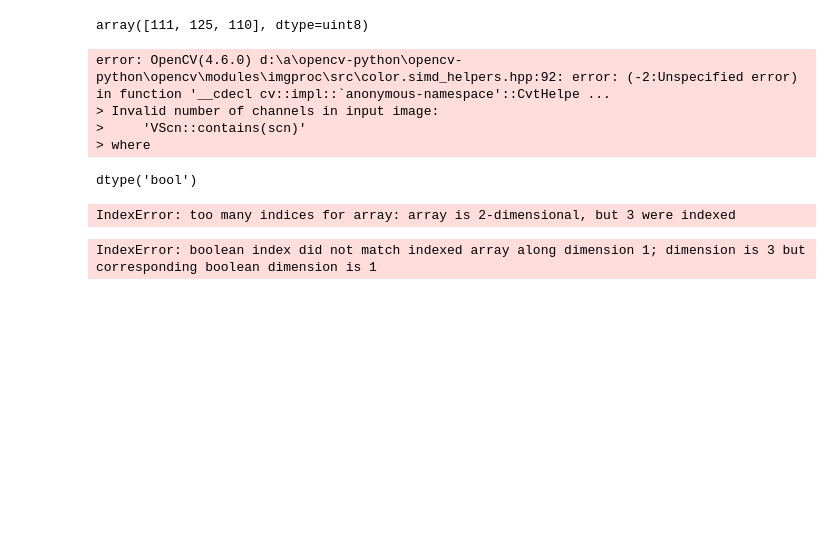
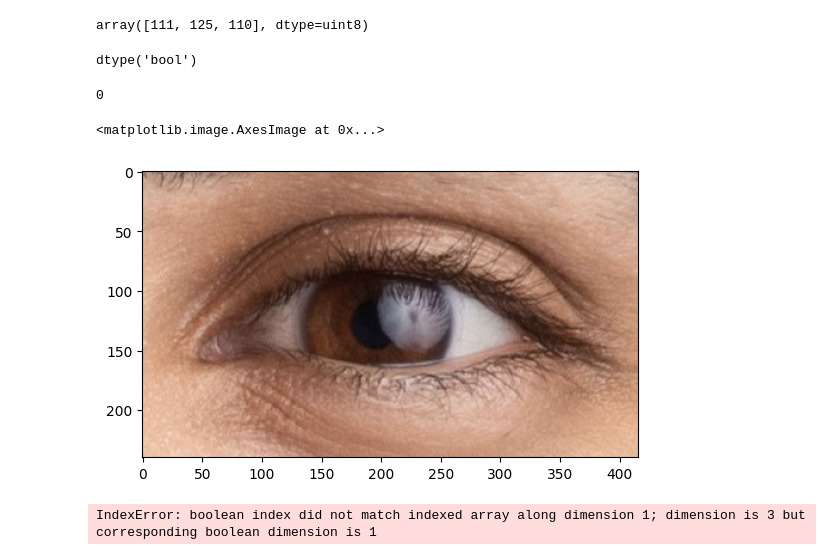
Before and after one commit to ethanrasmussen/EyeTraumaAnalysis, a Jupyter notebook: src/notebooks/kmeans_experimentation.ipynb, the cells around one changed output. Saved outputs shown, nothing was run; the diff lists cells and outputs as text; code cells hidden in the pictures; blank space fills up the shorter version.

```diff
--- a/src/notebooks/kmeans_experimentation.ipynb
+++ b/src/notebooks/kmeans_experimentation.ipynb
@@ -96,28 +96,27 @@ centers[0]
 # %% [output]
 array([111, 125, 110], dtype=uint8)
 # %%
-cv2.cvtColor(centers[0], cv2.COLOR_HSV2BGR)
+# cv2.cvtColor(centers[0], cv2.COLOR_HSV2BGR)
-# %% [output]
-error: OpenCV(4.6.0) d:\a\opencv-python\opencv-python\opencv\modules\imgproc\src\color.simd_helpers.hpp:92: error: (-2:Unspecified error) in function '__cdecl cv::impl::`anonymous-namespace'::CvtHelpe ...
-> Invalid number of channels in input image:
->     'VScn::contains(scn)'
-> where
 # %%
 (cv2.cvtColor(segmented_image[:,:,:3], cv2.COLOR_BGR2HSV)==centers[6]).dtype
 # %% [output]
 dtype('bool')
+# %%
+cent = centers[5]
 # %%
 skin_threshold = cv2.inRange(cv2.cvtColor(segmented_image[:,:,:3], cv2.COLOR_BGR2HSV),
-                             centers[9],
-                             centers[9])
+                             cent,
+                             cent)
 skin_threshold = np.zeros(skin_threshold.shape[0:3], dtype="uint8")
-skin_threshold[] == 1
+# skin_threshold[] == 1
 #skin_threshold = (cv2.cvtColor(segmented_image[:,:,:3], cv2.COLOR_BGR2HSV)==centers[6]).astype(np.int64)
 target1 = cv2.bitwise_and(image.img,image.img, mask=~skin_threshold)
 print(np.count_nonzero(skin_threshold))
 plt.imshow(target1)
 # %% [output]
-IndexError: too many indices for array: array is 2-dimensional, but 3 were indexed
+0
+<matplotlib.image.AxesImage at 0x...>
+[figure, added]
 # %%
 skin_threshold.reshape([-1,3])
 #https://www.thepythoncode.com/article/kmeans-for-image-segmentation-opencv-python
```
Also changed, not shown: parts of 2 cells of this notebook, 2 other files.
